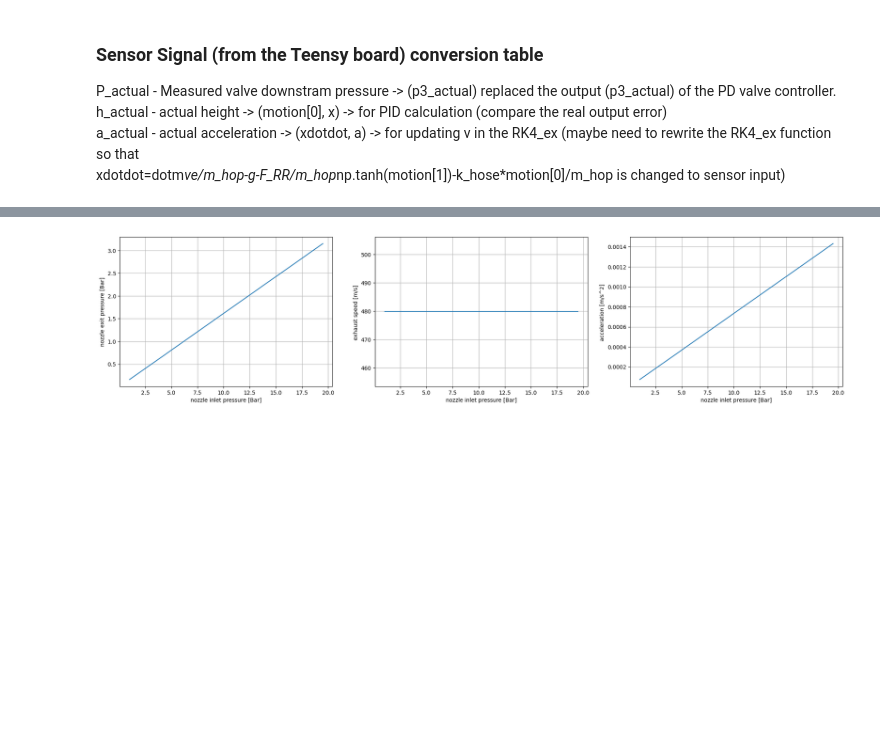
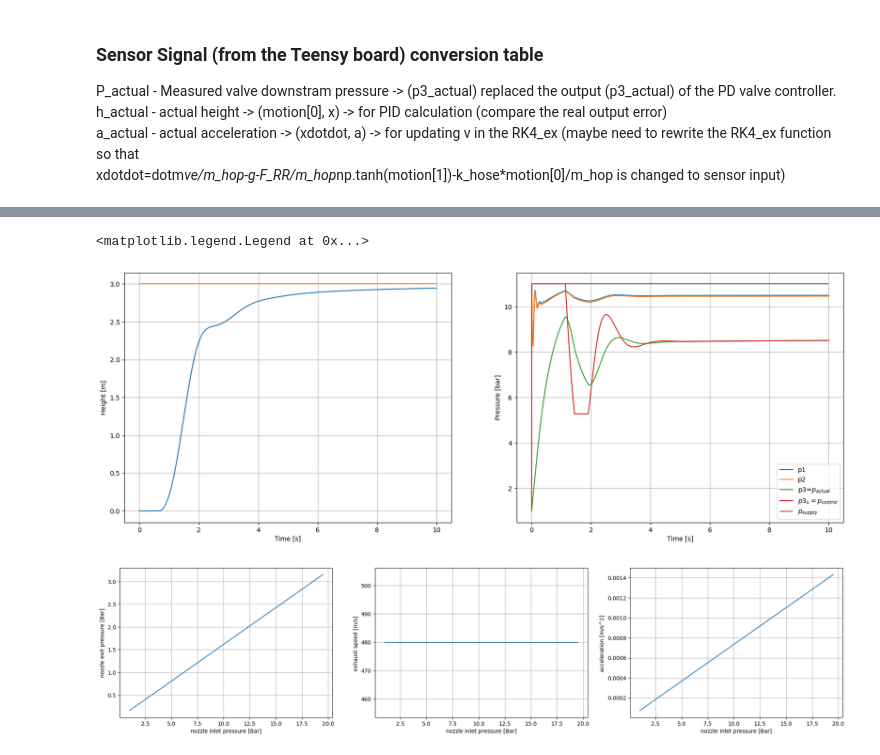
Before and after one commit to Pljwachs/Control-and-Simulation-of-Rocket-Hopper, a Jupyter notebook: src/fluid_simulation.ipynb, the cells around one changed output, grey strips where cells are left out. Saved outputs shown, nothing was run; the diff lists cells and outputs as text; code cells hidden in the pictures; blank space fills up the shorter version.

```diff
--- a/src/fluid_simulation.ipynb
+++ b/src/fluid_simulation.ipynb
@@ -600,3 +600,27 @@ fig_m.savefig("../figure/worse_case_m3_k5_t925.png")
+# %%
+fig_p=plt.figure(figsize=(20,7))
+plt.subplot(121)
+plt.plot(time[:-1], motion_t[0, :-1], label='x',color="C0")
+plt.hlines(x_target,xmin=0,xmax=tf,label="target",colors="C1")
+plt.xlabel('Time [s]')
+plt.ylabel('Height [m]')
+plt.grid()
+
+plt.subplot(122)
+plt.plot(time[:-1], state_t[0, :-1]/1e5, label='p1', color='C0')
+plt.plot(time[:-1], state_t[2, :-1]/1e5, label='p2', color='C1')
+plt.plot(time[:-1], state_t[4, :-1]/1e5, label='p3=$p_{actual}$', color='C2')
+plt.plot(time[:-1], state_t[6, :-1]/1e5, label='$p3_u=p_{control}$', color='C3')
+plt.hlines(p_s/1e5,xmin=0,xmax=tf,label='$p_{supply}$', color='C5')
+plt.xlabel('Time [s]')
+plt.ylabel('Pressure [bar]')
+plt.grid()
+plt.legend()
+
+#fig_p.savefig("../figure/pid_motion_robustness.png")
+# %% [output]
+<matplotlib.legend.Legend at 0x...>
+[figure, added]
 # %%
 ############################################################
 '''
```
Also changed, not shown: parts of 7 cells of this notebook, 9 other files.
